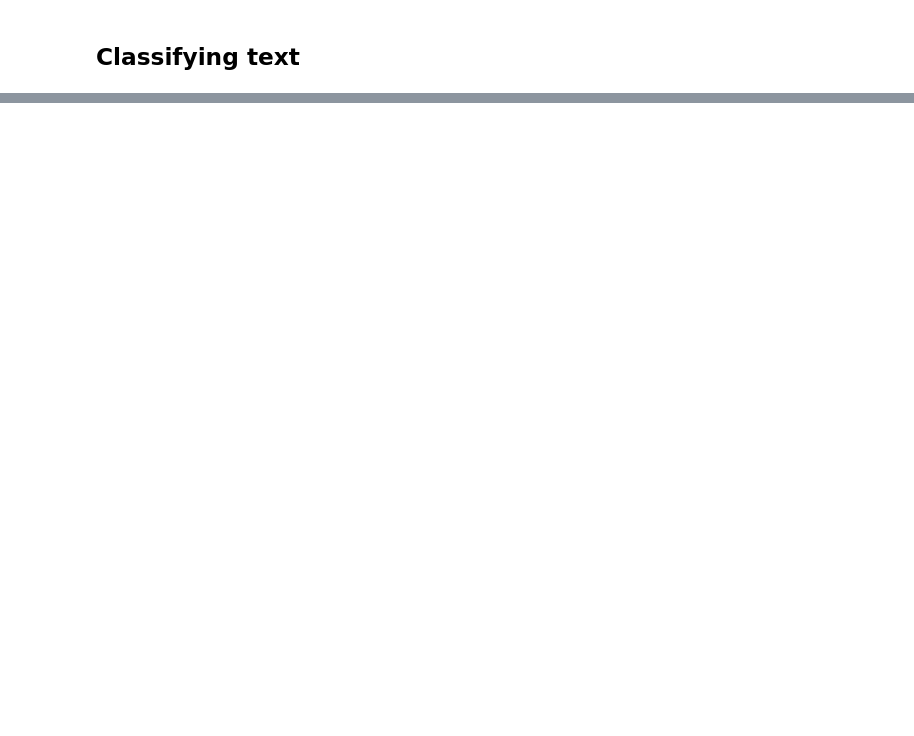
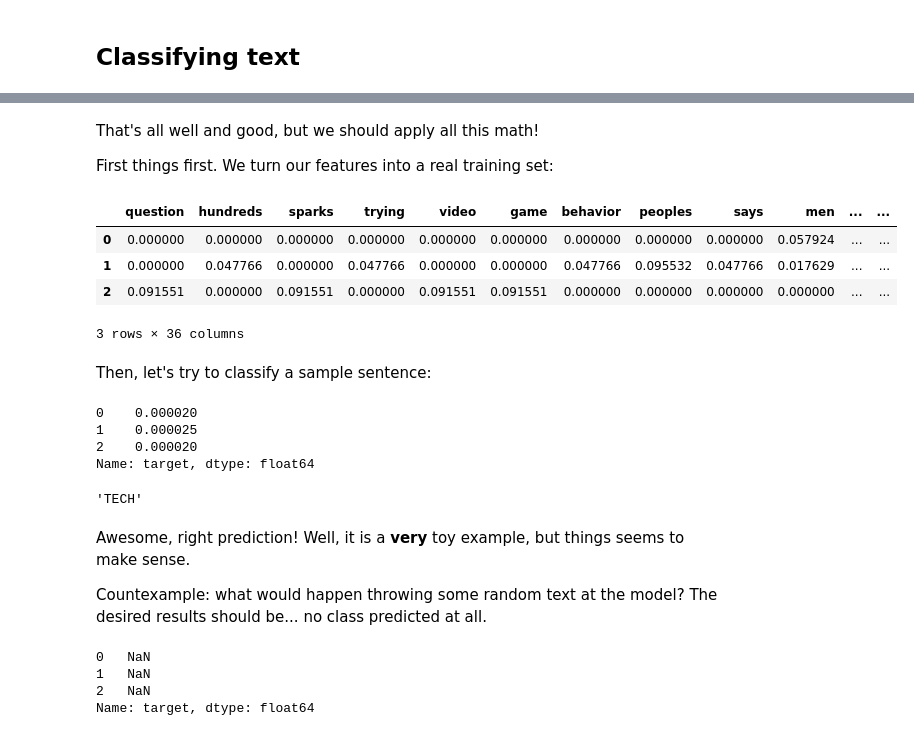
Before and after one commit to hershaw/hackathon-5-prep-private, a Jupyter notebook: working-with-text-data/learning.ipynb, the cells around one changed output, grey strips where cells are left out. Drawn from its saved outputs; the diff is of its cells as text; code cells hidden in the pictures; blank space fills up the shorter version.

```diff
--- a/working-with-text-data/learning.ipynb
+++ b/working-with-text-data/learning.ipynb
@@ -258,0 +275,44 @@ def prob_word_given_class(train, word, C):
+# %% [markdown]
+That's all well and good, but we should apply all this math!
+
+First things first. We turn our features into a real training set:
+# %%
+train_set = tf_idf.assign(target=['HEALTH', 'TECH', 'TV'])
+train_set
+# %% [output]
+|  | question | hundreds | sparks | trying | video | game | behavior | peoples | says | men | ... | ... |
+| 0 | 0.000000 | 0.000000 | 0.000000 | 0.000000 | 0.000000 | 0.000000 | 0.000000 | 0.000000 | 0.000000 | 0.057924 | ... | ... |
+| 1 | 0.000000 | 0.047766 | 0.000000 | 0.047766 | 0.000000 | 0.000000 | 0.047766 | 0.095532 | 0.047766 | 0.017629 | ... | ... |
+| 2 | 0.091551 | 0.000000 | 0.091551 | 0.000000 | 0.091551 | 0.091551 | 0.000000 | 0.000000 | 0.000000 | 0.000000 | ... | ... |
+3 rows × 36 columns
+# %% [markdown]
+Then, let's try to classify a sample sentence:
+# %%
+new_document = 'Data science at Facebook seems fun!'
+
+# Computing the probability for each class
+probas = train_set.target.map(lambda C: prob_document_of_class(new_document, C, train_set))
+probas
+# %% [output]
+0    0.000020
+1    0.000025
+2    0.000020
+Name: target, dtype: float64
+# %%
+predicted_class = train_set.target.iloc[probas.argmax()]
+predicted_class
+# %% [output]
+'TECH'
+# %% [markdown]
+Awesome, right prediction! Well, it is a **very** toy example, but things seems to make sense.
+
+Countexample: what would happen throwing some random text at the model? The desired results should be... no class predicted at all.
+# %%
+new_document = 'This is a very generic text, so I try to say nothing'
+probas = train_set.target.map(lambda C: prob_document_of_class(new_document, C, train_set))
+probas
+# %% [output]
+0   NaN
+1   NaN
+2   NaN
+Name: target, dtype: float64
```
Also changed, not shown: parts of 15 cells of this notebook.
